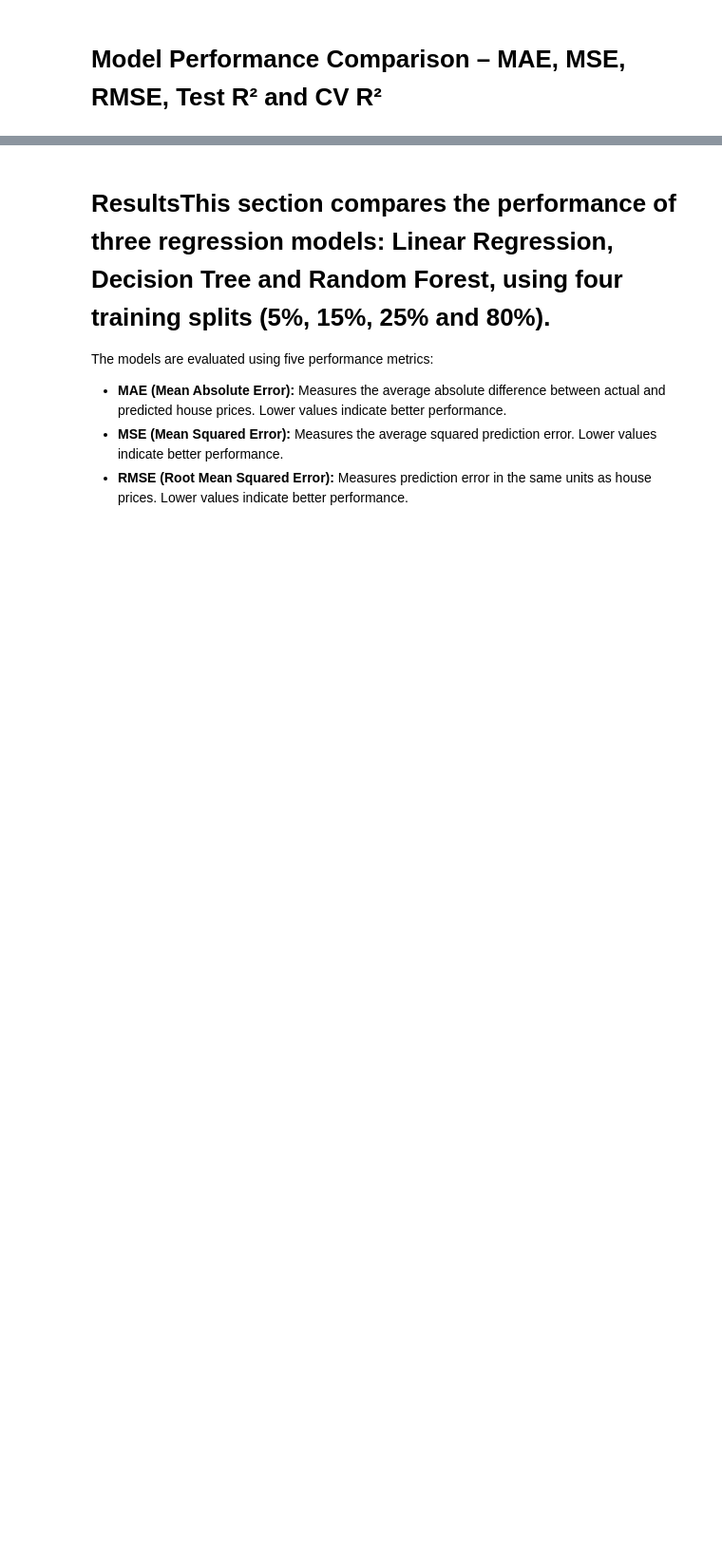
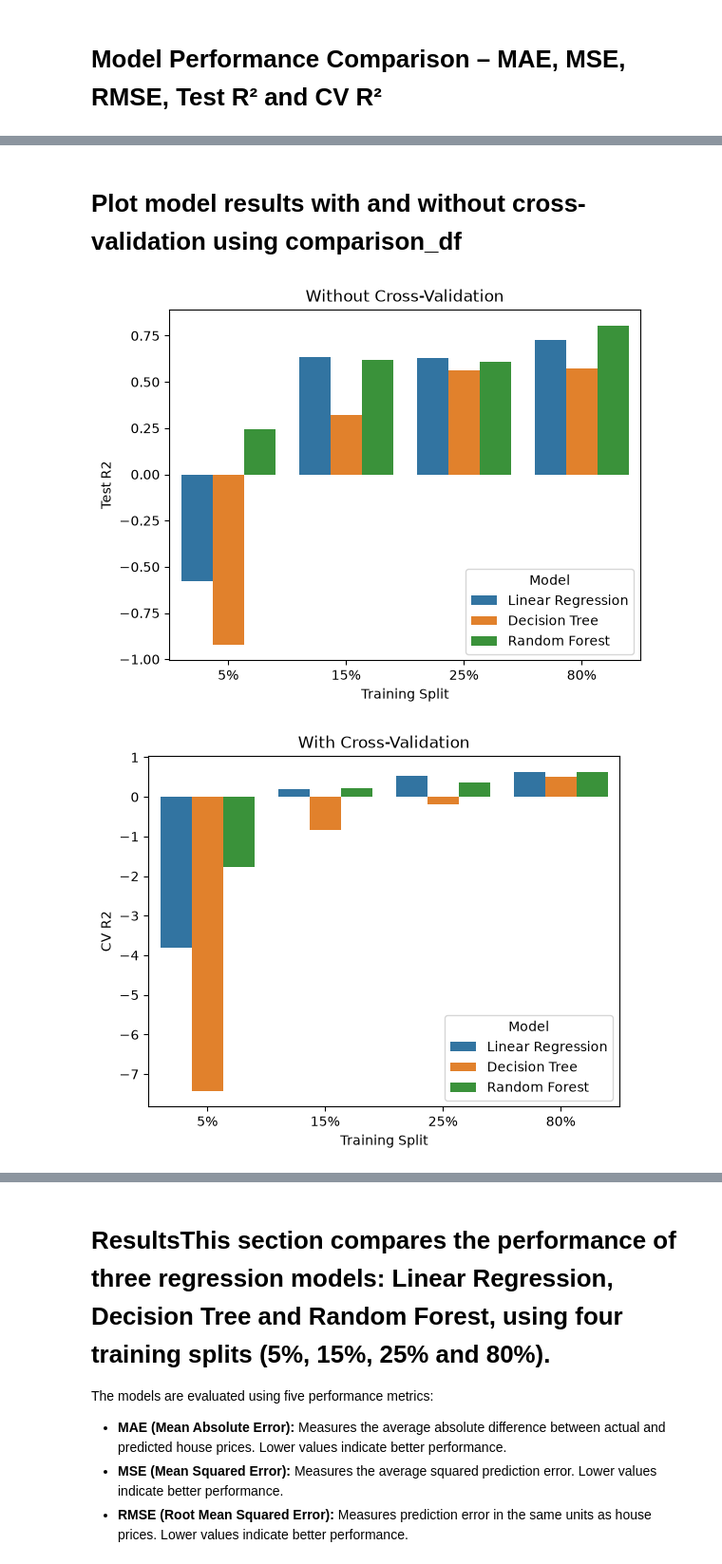
Before and after one commit to sba25049-boop/ML-CA1_sba25049_1126, a Jupyter notebook: Mariana_Garcia_sba25049_CA1.ipynb, the cells around one changed output, grey strips where cells are left out. Shown at 95% size. Cells and saved outputs as stored; diff of their text form; code cells hidden in the pictures; blank space fills up the shorter version.

```diff
--- a/Mariana_Garcia_sba25049_CA1.ipynb
+++ b/Mariana_Garcia_sba25049_CA1.ipynb
@@ -1285,0 +1270,15 @@ display(metrics_df.round(4))
+# %% [markdown]
+# Plot model results with and without cross-validation using comparison_df
+# %%
+comparison_df = metrics_df.copy()
+
+sns.barplot(data=comparison_df, x="Training Split", y="Test R2", hue="Model")
+plt.title("Without Cross-Validation")
+plt.show()
+
+sns.barplot(data=comparison_df, x="Training Split", y="CV R2", hue="Model")
+plt.title("With Cross-Validation")
+plt.show()
+# %% [output]
+[figure, added]
+[figure, added]
```
Also changed, not shown: parts of 26 cells of this notebook.
